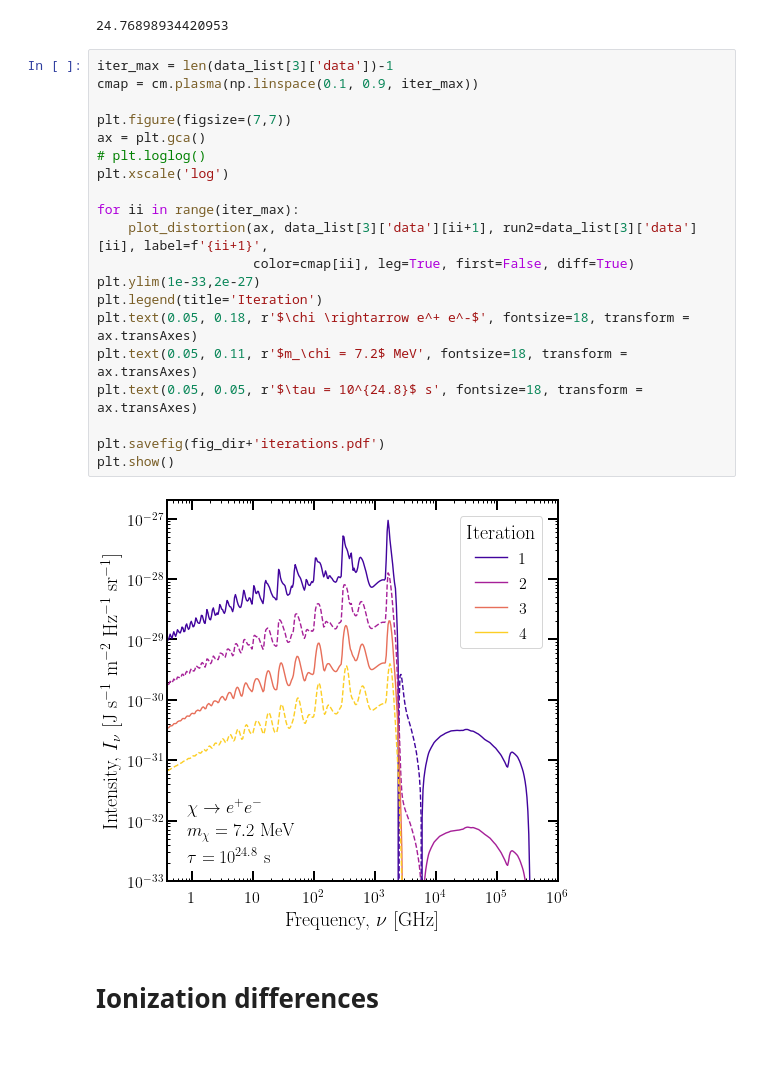
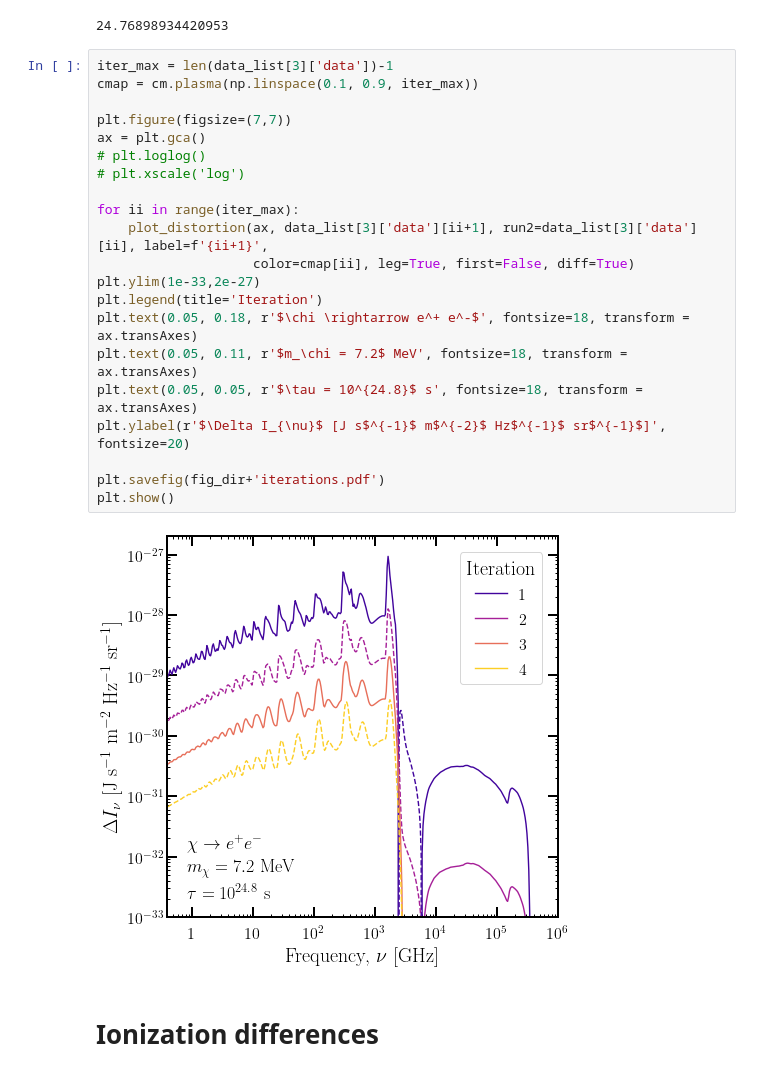
Before and after one commit to hongwanliu/DarkHistory, a Jupyter notebook: examples/DH_Upgrade/New_Results/full_distortion.ipynb, the cells around one changed output. Drawn from its saved outputs; the diff is of its cells as text.

```diff
--- a/examples/DH_Upgrade/New_Results/full_distortion.ipynb
+++ b/examples/DH_Upgrade/New_Results/full_distortion.ipynb
@@ -262,25 +239,26 @@ np.log10(5.874749381475837e+24)
 # %%
 iter_max = len(data_list[3]['data'])-1
 cmap = cm.plasma(np.linspace(0.1, 0.9, iter_max))
 
 plt.figure(figsize=(7,7))
 ax = plt.gca()
 # plt.loglog()
-plt.xscale('log')
+# plt.xscale('log')
 
 for ii in range(iter_max):
     plot_distortion(ax, data_list[3]['data'][ii+1], run2=data_list[3]['data'][ii], label=f'{ii+1}',
                     color=cmap[ii], leg=True, first=False, diff=True)
 plt.ylim(1e-33,2e-27)
 plt.legend(title='Iteration')
 plt.text(0.05, 0.18, r'$\chi \rightarrow e^+ e^-$', fontsize=18, transform = ax.transAxes)
 plt.text(0.05, 0.11, r'$m_\chi = 7.2$ MeV', fontsize=18, transform = ax.transAxes)
 plt.text(0.05, 0.05, r'$\tau = 10^{24.8}$ s', fontsize=18, transform = ax.transAxes)
+plt.ylabel(r'$\Delta I_{\nu}$ [J s$^{-1}$ m$^{-2}$ Hz$^{-1}$ sr$^{-1}$]', fontsize=20)
 
 plt.savefig(fig_dir+'iterations.pdf')
 plt.show()
 # %% [output]
-[figure, old version]
+[figure, new version]
 # %% [markdown]
 # Ionization differences
 # %%
```
Also changed, not shown: parts of 5 cells of this notebook, 1 other file.
